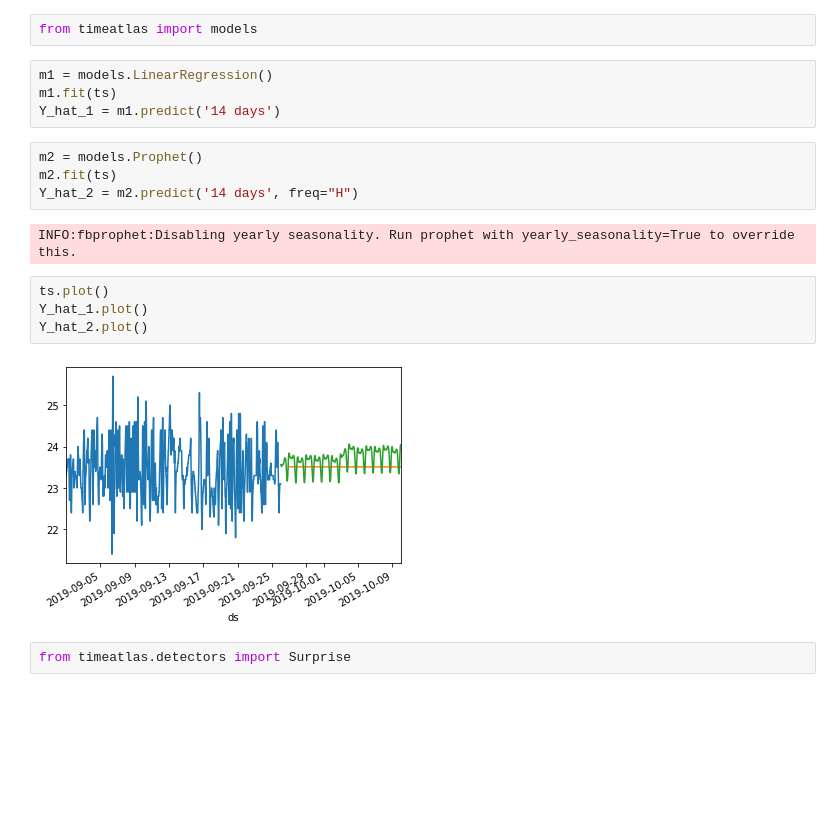
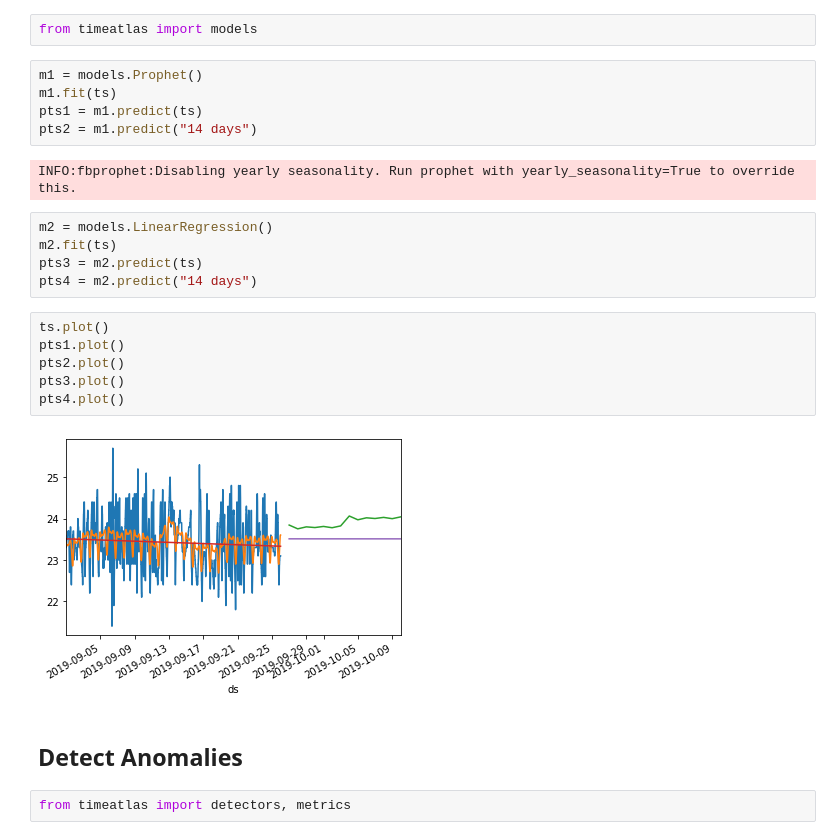
Before and after one commit to timeatlas-dev/timeatlas, a Jupyter notebook: docs/scrapbook.ipynb, the cells around one changed output. Cells and saved outputs as stored; diff of their text form; blank space fills up the shorter version.

Commit message:
Add first version of anomaly detector with Surprise

```diff
--- a/docs/scrapbook.ipynb
+++ b/docs/scrapbook.ipynb
@@ -73,20 +84,26 @@ Some definitions:
 # %%
 from timeatlas import models
 # %%
-m1 = models.LinearRegression()
+m1 = models.Prophet()
 m1.fit(ts)
-Y_hat_1 = m1.predict('14 days')
+pts1 = m1.predict(ts)
+pts2 = m1.predict("14 days")
+# %% [output]
+INFO:fbprophet:Disabling yearly seasonality. Run prophet with yearly_seasonality=True to override this.
 # %%
-m2 = models.Prophet()
+m2 = models.LinearRegression()
 m2.fit(ts)
-Y_hat_2 = m2.predict('14 days', freq="H")
+pts3 = m2.predict(ts)
+pts4 = m2.predict("14 days")
-# %% [output]
-INFO:fbprophet:Disabling yearly seasonality. Run prophet with yearly_seasonality=True to override this.
 # %%
 ts.plot()
-Y_hat_1.plot()
-Y_hat_2.plot()
+pts1.plot()
+pts2.plot()
+pts3.plot()
+pts4.plot()
 # %% [output]
-[figure, old version]
+[figure, new version]
+# %% [markdown]
+## Detect Anomalies
 # %%
-from timeatlas.detectors import Surprise
+from timeatlas import detectors, metrics
```
Also changed, not shown: parts of 19 cells of this notebook, 14 other files.
